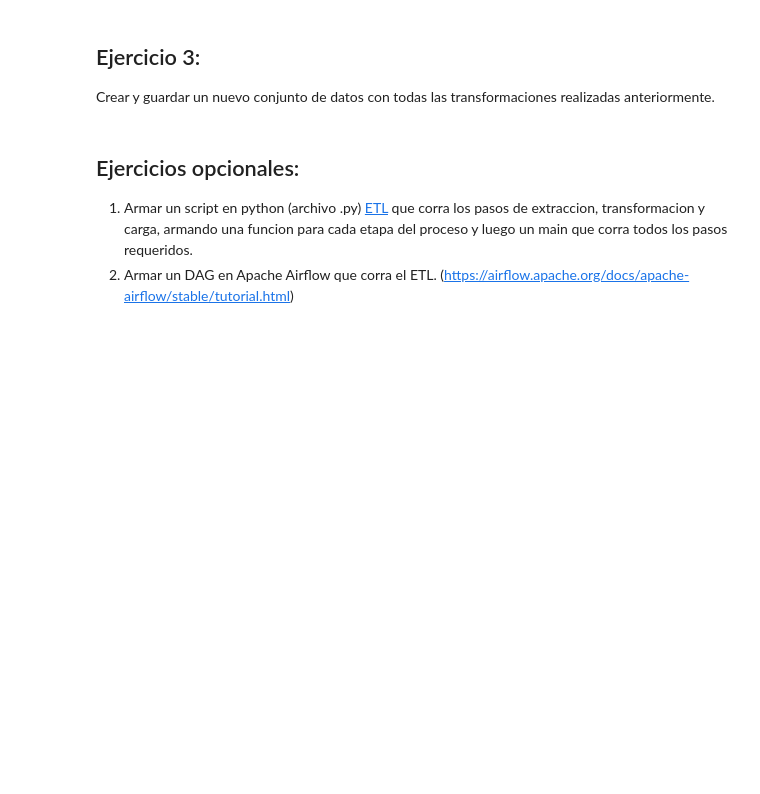
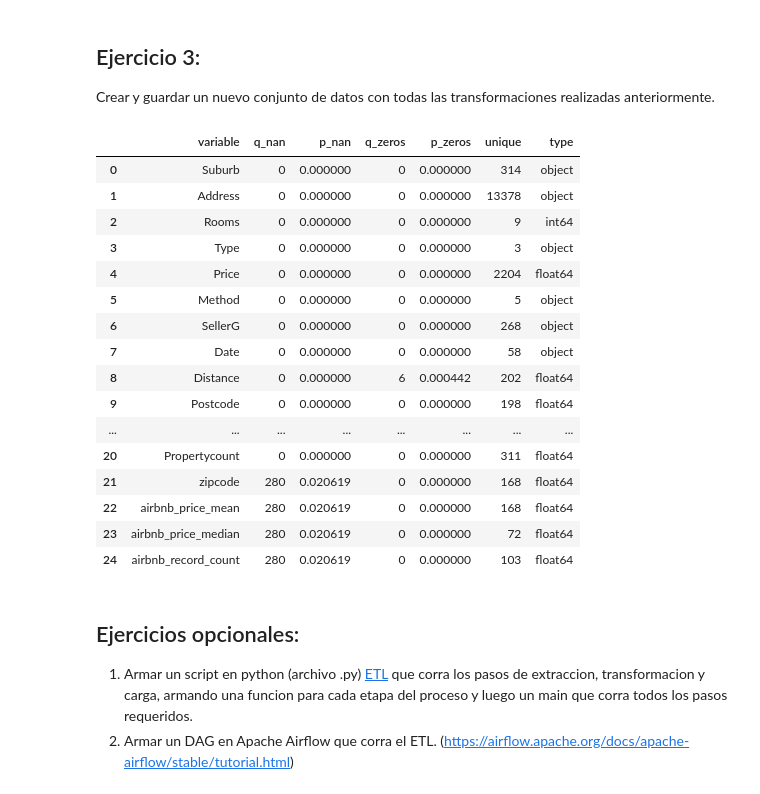
Before and after one commit to AlejandroGuedez/Equipo-23-de-Diplomado-data-scientist, a Jupyter notebook: EyCD_TP_Parte_1_Gr23_220518_Ale.ipynb, the cells around one changed output. Saved outputs shown, nothing was run; the diff lists cells and outputs as text; code cells hidden in the pictures; blank space fills up the shorter version.

```diff
--- a/EyCD_TP_Parte_1_Gr23_220518_Ale.ipynb
+++ b/EyCD_TP_Parte_1_Gr23_220518_Ale.ipynb
@@ -962,6 +962,26 @@ Crear y guardar un nuevo conjunto de datos con todas las transformaciones realiz
 # %%
 airbnb_price_by_zipcode_filtered.to_csv("airbnb_price_by_zipcode.csv", index=None)
 merged_sales_df.to_csv("merged_sales.csv", index=None)
+# %%
+status(merged_sales_df)
+# %% [output]
+|  | variable | q_nan | p_nan | q_zeros | p_zeros | unique | type |
+| 0 | Suburb | 0 | 0.000000 | 0 | 0.000000 | 314 | object |
+| 1 | Address | 0 | 0.000000 | 0 | 0.000000 | 13378 | object |
+| 2 | Rooms | 0 | 0.000000 | 0 | 0.000000 | 9 | int64 |
+| 3 | Type | 0 | 0.000000 | 0 | 0.000000 | 3 | object |
+| 4 | Price | 0 | 0.000000 | 0 | 0.000000 | 2204 | float64 |
+| 5 | Method | 0 | 0.000000 | 0 | 0.000000 | 5 | object |
+| 6 | SellerG | 0 | 0.000000 | 0 | 0.000000 | 268 | object |
+| 7 | Date | 0 | 0.000000 | 0 | 0.000000 | 58 | object |
+| 8 | Distance | 0 | 0.000000 | 6 | 0.000442 | 202 | float64 |
+| 9 | Postcode | 0 | 0.000000 | 0 | 0.000000 | 198 | float64 |
+| ... | ... | ... | ... | ... | ... | ... | ... |
+| 20 | Propertycount | 0 | 0.000000 | 0 | 0.000000 | 311 | float64 |
+| 21 | zipcode | 280 | 0.020619 | 0 | 0.000000 | 168 | float64 |
+| 22 | airbnb_price_mean | 280 | 0.020619 | 0 | 0.000000 | 168 | float64 |
+| 23 | airbnb_price_median | 280 | 0.020619 | 0 | 0.000000 | 72 | float64 |
+| 24 | airbnb_record_count | 280 | 0.020619 | 0 | 0.000000 | 103 | float64 |
 # %%
 #para descargar los datasets que acabamos de crear
 
```
Also changed, not shown: parts of 21 cells of this notebook.
